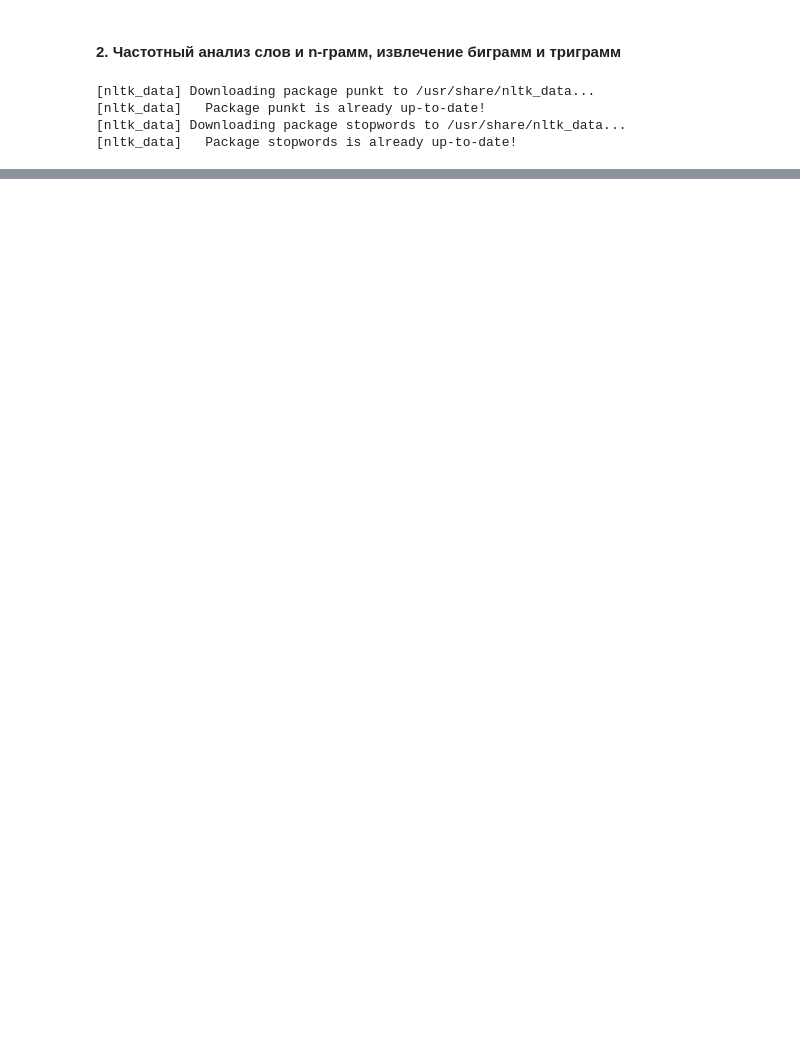
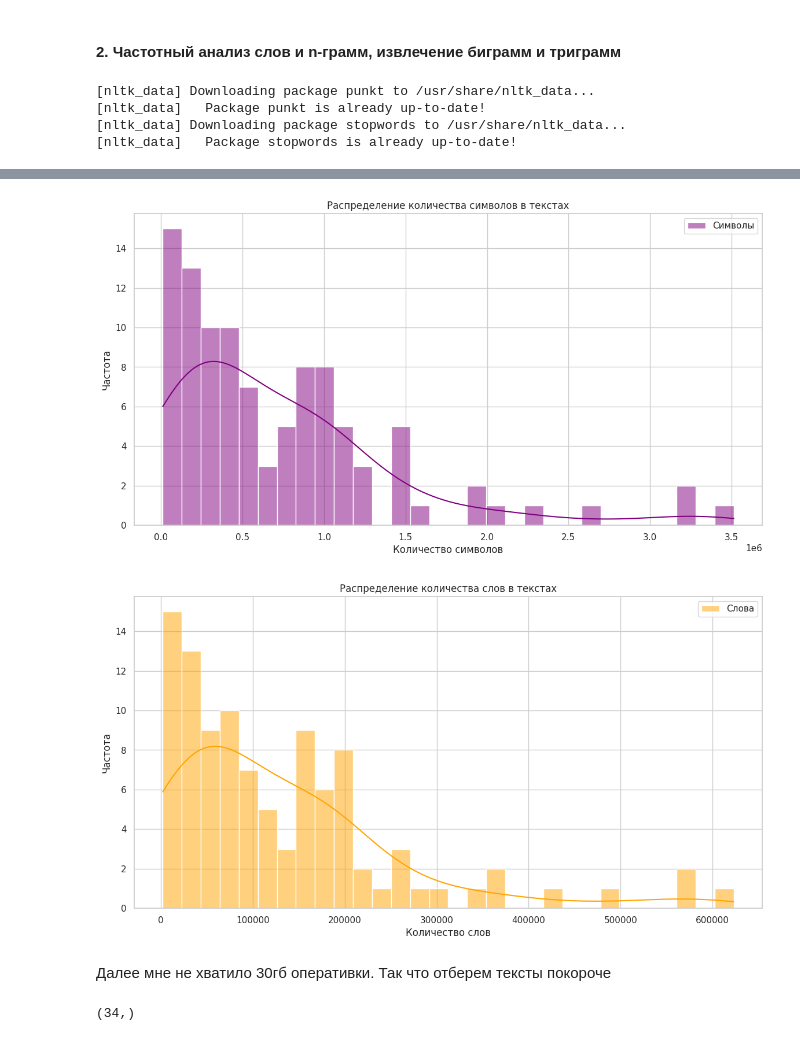
Before and after one commit to dslialin/temporary, a Jupyter notebook: hse/hse-nlp-eda-final.ipynb, the cells around one changed output, grey strips where cells are left out. Drawn from its saved outputs; the diff is of its cells as text; code cells hidden in the pictures; blank space fills up the shorter version.

```diff
--- a/hse/hse-nlp-eda-final.ipynb
+++ b/hse/hse-nlp-eda-final.ipynb
@@ -143,0 +150,30 @@ plot_top_ngrams(top_trigrams, 'Топ-10 триграмм')
+# %%
+nlp = spacy.load('en_core_web_sm')
+
+def get_text_statistics(corpus):
+    num_chars = [len(text) for text in corpus]
+    num_words = [len(text.split()) for text in corpus]
+    return num_chars, num_words
+
+num_chars, num_words = get_text_statistics(data['text'])
+# %%
+plt.figure(figsize=(14, 7))
+sns.histplot(num_chars, bins=30, kde=True, color='purple', label='Символы')
+plt.title('Распределение количества символов в текстах')
+plt.xlabel('Количество символов')
+plt.ylabel('Частота')
+plt.legend()
+plt.show()
+
+plt.figure(figsize=(14, 7))
+sns.histplot(num_words, bins=30, kde=True, color='orange', label='Слова')
+plt.title('Распределение количества слов в текстах')
+plt.xlabel('Количество слов')
+plt.ylabel('Частота')
+plt.legend()
+plt.show()
+# %% [output]
+[figure, added]
+[figure, added]
+# %% [markdown]
+Далее мне не хватило 30гб оперативки. Так что отберем тексты покороче
@@ -143,0 +183,4 @@ plot_top_ngrams(top_trigrams, 'Топ-10 триграмм')
+# %%
+filtered_texts.shape
+# %% [output]
+(34,)
```
Also changed, not shown: parts of 47 cells of this notebook.
